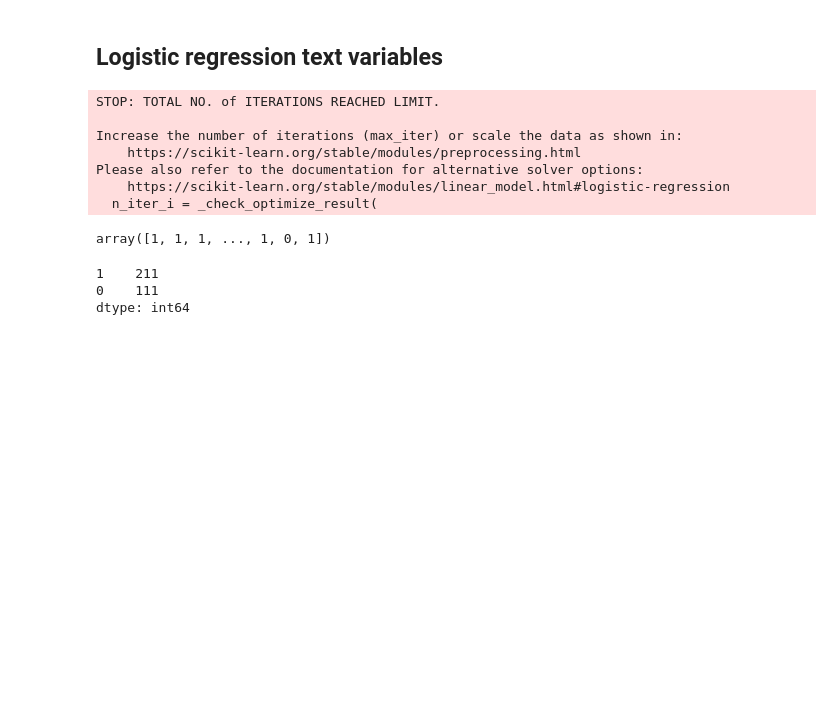
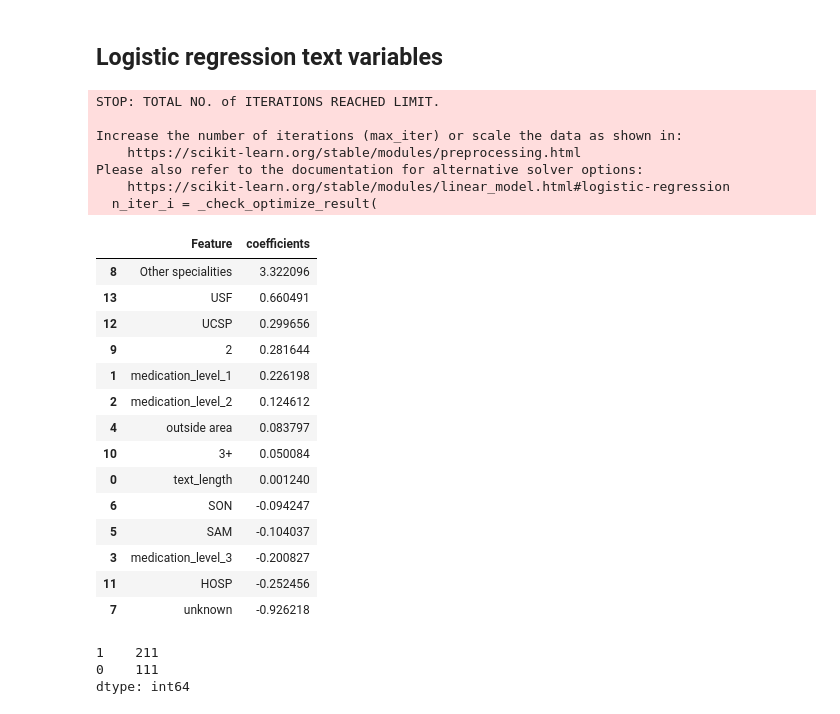
Before and after one commit to Data-Science-Knowledge-Center-Nova-SBE/PBL-HGO, a Jupyter notebook: logistic_regression_NLP.ipynb, the cells around one changed output. Cells and saved outputs as stored; diff of their text form; code cells hidden in the pictures; blank space fills up the shorter version.

```diff
--- a/logistic_regression_NLP.ipynb
+++ b/logistic_regression_NLP.ipynb
@@ -54,10 +55,8 @@ See the caveats in the documentation: https://pandas.pydata.org/pandas-docs/stab
 # %%
+alertP1=bef_accepted(alertP1)
 class_area(alertP1)
 text_length(alertP1)
-medication_column(alertP1)
 referral_steps(alertP1)
 speciality(alertP1)
 alertP1=unit(alertP1)
-alertP1=alertP1.sort_values('DATA_RECEPCAO')
-alertP1
 # %% [output]
@@ -153,31 +121,39 @@ See the caveats in the documentation: https://pandas.pydata.org/pandas-docs/stab
 # %% [markdown]
 ## Logistic regression text variables
 # %%
-# Instantiate the LabelEncoder
-le = LabelEncoder()
-
 #split dataset in features and target variable// Question: is it the right option?
 eliminate_cols=['medication_count','medication_concentration','ID_DOENTE','PROCESSO','COD_REFERENCIA','result','COD_PZ','COD_UNID_SAUDE_PROV','UNID_PROV','TIPO_UNID','COD_CTH_PRIOR','CTH_PRIOR','COD_MOTIVO_RECUSA','DES_MOTIVO_RECUSA','COD_ESPECIALIDADE','DES_ESPECIALIDADE','agrupadora','OUTRA_ENTIDADE','DATA_RECEPCAO','DATA_ENVIO','DATA_RETORNO','NUM_TAXA','ESTADO','DATA_MARCACAO','DATA_REALIZACAO','OBSERVACOES','Mês_entrada','Ano_entrada','trata data recusa','resume saída','mês_saida','ano_saida','Texto','clean_text']
 X = data.drop(eliminate_cols,axis=1)# Features
 y = data.result # Target variable
-# Fit the encoder on the target variable and transform it
-y = le.fit_transform(y)
 features=X.columns
 #log_regression is defined in functions
 y_pred,coefficients,intercept,X_train, X_test, y_train, y_test=log_regression(X,y)
 df = pd.DataFrame(features, columns =['Feature'])
 df['coefficients']=coefficients.T
-df
-y
+df.sort_values(by= 'coefficients',ascending=False)
 # %% [output]
 STOP: TOTAL NO. of ITERATIONS REACHED LIMIT.
 
 Increase the number of iterations (max_iter) or scale the data as shown in:
     https://scikit-learn.org/stable/modules/preprocessing.html
 Please also refer to the documentation for alternative solver options:
     https://scikit-learn.org/stable/modules/linear_model.html#logistic-regression
   n_iter_i = _check_optimize_result(
-array([1, 1, 1, ..., 1, 0, 1])
+|  | Feature | coefficients |
+| 8 | Other specialities | 3.322096 |
+| 13 | USF | 0.660491 |
+| 12 | UCSP | 0.299656 |
+| 9 | 2 | 0.281644 |
+| 1 | medication_level_1 | 0.226198 |
+| 2 | medication_level_2 | 0.124612 |
+| 4 | outside area | 0.083797 |
+| 10 | 3+ | 0.050084 |
+| 0 | text_length | 0.001240 |
+| 6 | SON | -0.094247 |
+| 5 | SAM | -0.104037 |
+| 3 | medication_level_3 | -0.200827 |
+| 11 | HOSP | -0.252456 |
+| 7 | unknown | -0.926218 |
 # %%
 y_df = pd.DataFrame(y_test)
 distribution = y_df.value_counts()
```
Also changed, not shown: parts of 11 cells of this notebook, 4 other files.
